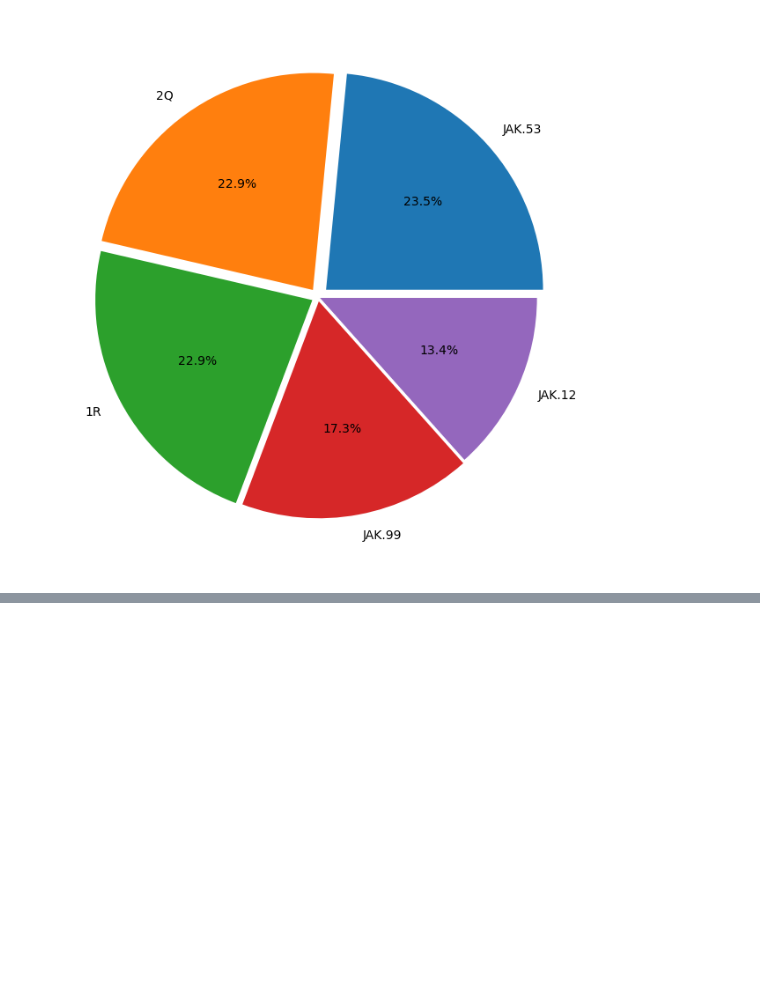
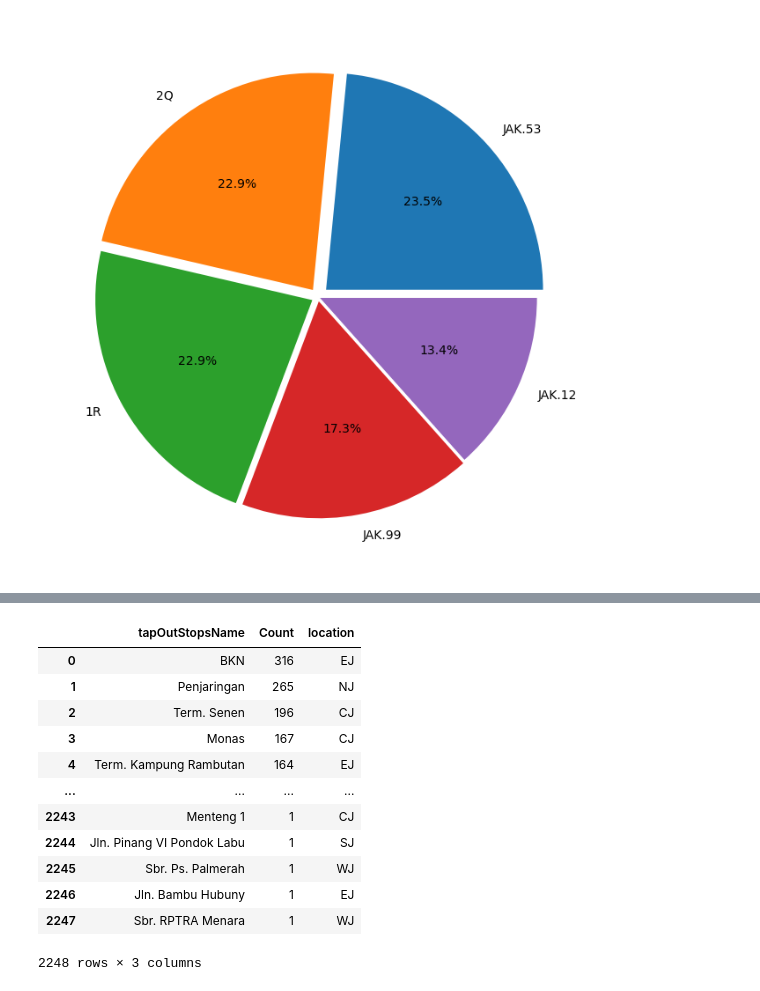
Before and after one commit to seanka/Python-TransJakarta-DataAnalysis, a Jupyter notebook: Notebook.ipynb, the cells around one changed output, grey strips where cells are left out. Drawn from its saved outputs; the diff is of its cells as text; code cells hidden in the pictures; blank space fills up the shorter version.

```diff
--- a/Notebook.ipynb
+++ b/Notebook.ipynb
@@ -844,0 +1096,20 @@ plt.show()
+# %%
+tap_out_df = data_df.groupby(['tapOutStopsName']).size().reset_index(name='Count').sort_values(by="Count", ascending=False)
+tap_out_df = tap_out_df.merge(stops_location_df, left_on='tapOutStopsName', right_on='stops_name', how='left')
+tap_out_df = tap_out_df.drop(columns=['stops_name'])
+
+tap_out_df
+# %% [output]
+|  | tapOutStopsName | Count | location |
+| 0 | BKN | 316 | EJ |
+| 1 | Penjaringan | 265 | NJ |
+| 2 | Term. Senen | 196 | CJ |
+| 3 | Monas | 167 | CJ |
+| 4 | Term. Kampung Rambutan | 164 | EJ |
+| ... | ... | ... | ... |
+| 2243 | Menteng 1 | 1 | CJ |
+| 2244 | Jln. Pinang VI Pondok Labu | 1 | SJ |
+| 2245 | Sbr. Ps. Palmerah | 1 | WJ |
+| 2246 | Jln. Bambu Hubuny | 1 | EJ |
+| 2247 | Sbr. RPTRA Menara | 1 | WJ |
+2248 rows × 3 columns
```
Also changed, not shown: parts of 44 cells of this notebook, 1 other file.
